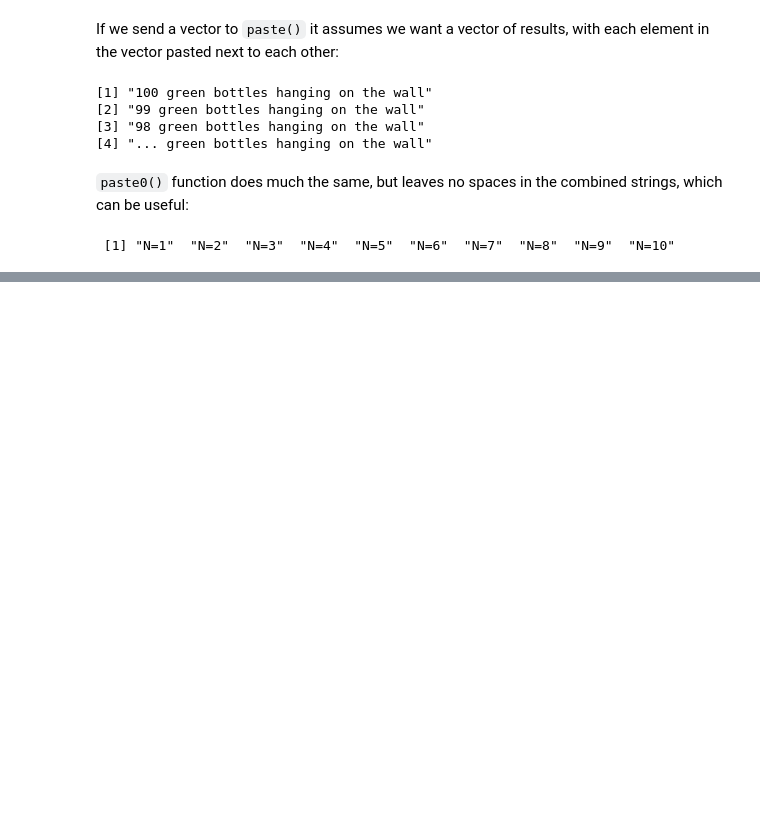
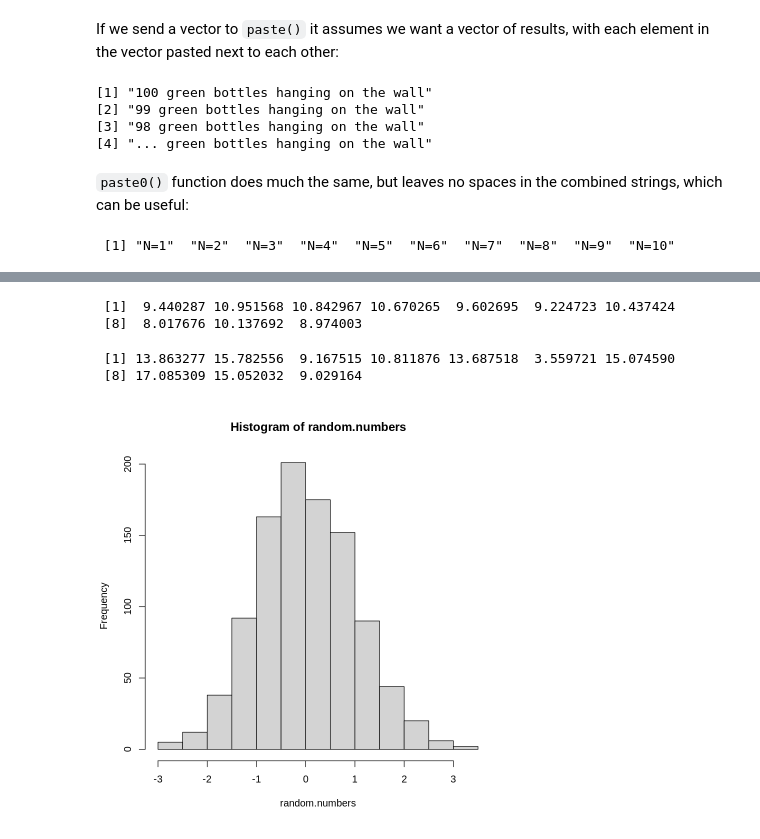
Before and after one commit to naskn02/R-Language, a Jupyter notebook: 01_R_Basics.ipynb, the cells around one changed output, grey strips where cells are left out. Cells and saved outputs as stored; diff of their text form; code cells hidden in the pictures; blank space fills up the shorter version.

```diff
--- a/01_R_Basics.ipynb
+++ b/01_R_Basics.ipynb
@@ -313,0 +356,20 @@ paste0("N=", 1:10)
+# %%
+# 10 random-normal numbers with mean 10 and SD=1
+
+rnorm(10, mean=10)
+# %% [output]
+ [1]  9.440287 10.951568 10.842967 10.670265  9.602695  9.224723 10.437424
+ [8]  8.017676 10.137692  8.974003
+# %%
+# 10 random-normal numbers with mean 10 and SD=5
+
+rnorm(10, 10, 5)
+# %% [output]
+ [1] 13.863277 15.782556  9.167515 10.811876 13.687518  3.559721 15.074590
+ [8] 17.085309 15.052032  9.029164
+# %%
+random.numbers <- rnorm(1000)
+
+hist(random.numbers)
+# %% [output]
+[figure, added]
```
Also changed, not shown: parts of 6 cells of this notebook.
